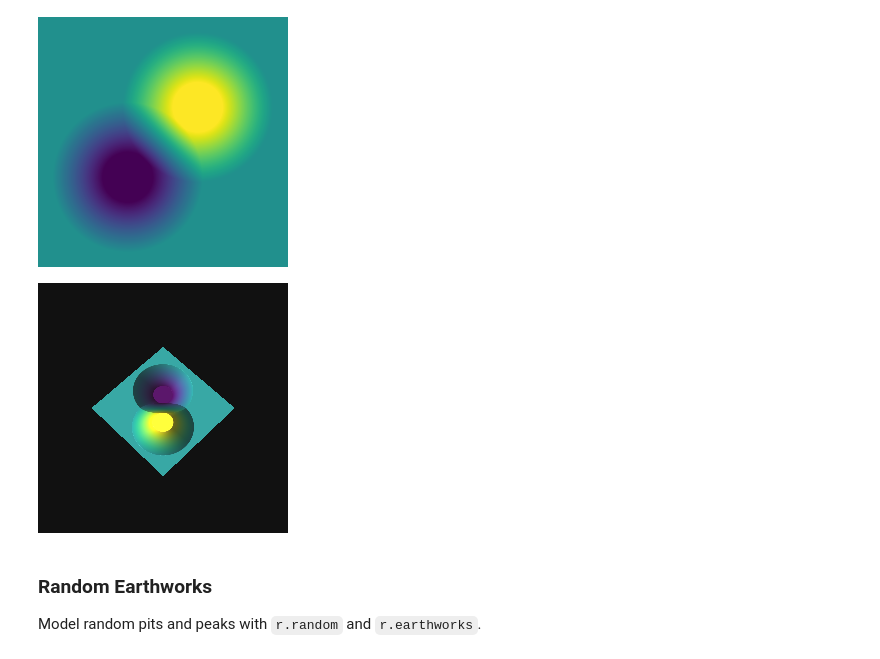
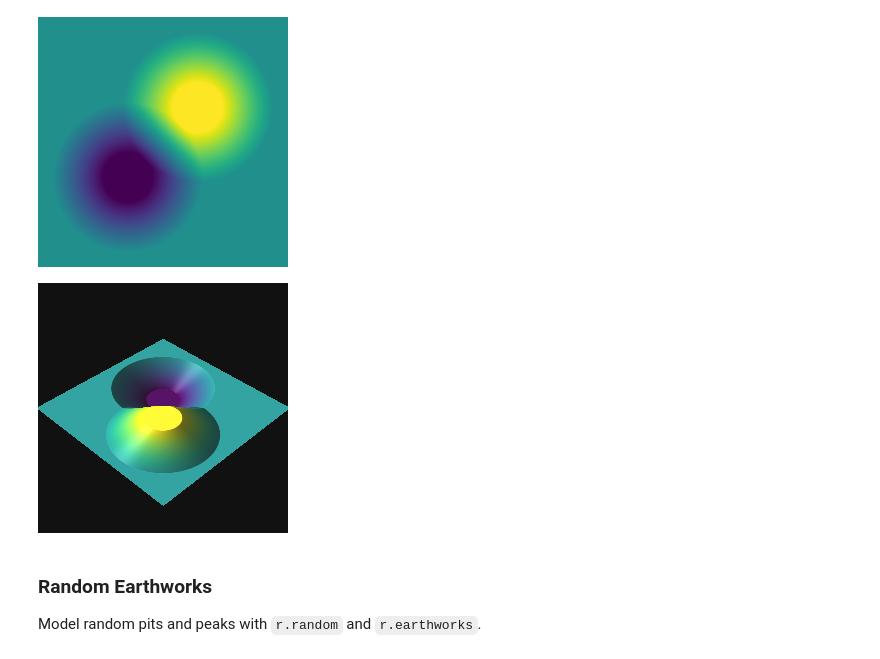
Before and after one commit to baharmon/r.earthworks, a Jupyter notebook: r_earthworks.ipynb, the cells around one changed output. Saved outputs shown, nothing was run; the diff lists cells and outputs as text; code cells hidden in the pictures.

```diff
--- a/r_earthworks.ipynb
+++ b/r_earthworks.ipynb
@@ -129,10 +124,10 @@ m.show()
 # %%
 # visualize in 3D
 map3d = gj.Map3D(width=250, height=250)
-map3d.render(elevation_map="pit_and_peak", height=2500, perspective=25, bgcolor=[17, 17, 17])
+map3d.render(elevation_map="pit_and_peak", height=1000, perspective=25, bgcolor=[17, 17, 17])
 map3d.show()
 # %% [output]
-[figure, old version]
+[figure, new version]
 # %% [markdown]
 ### Random Earthworks
 Model random pits and peaks with `r.random` and `r.earthworks`.
```
Also changed, not shown: parts of 9 cells of this notebook, 12 other files.
